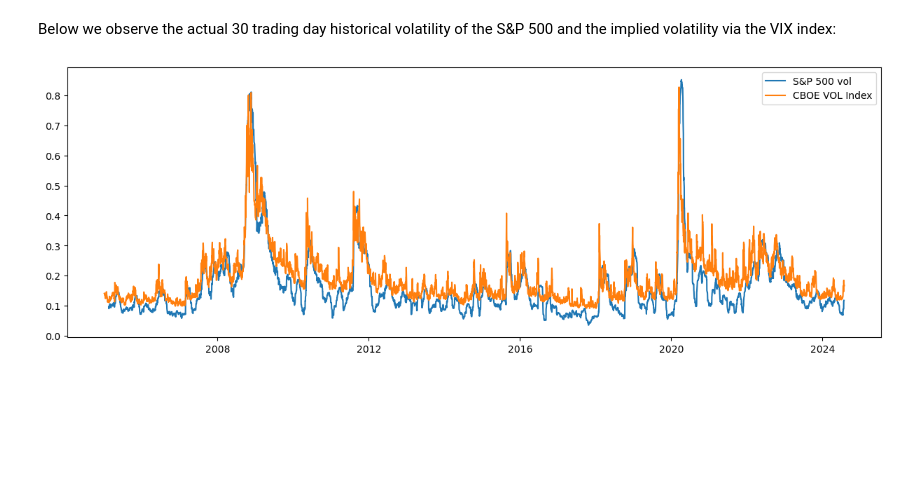
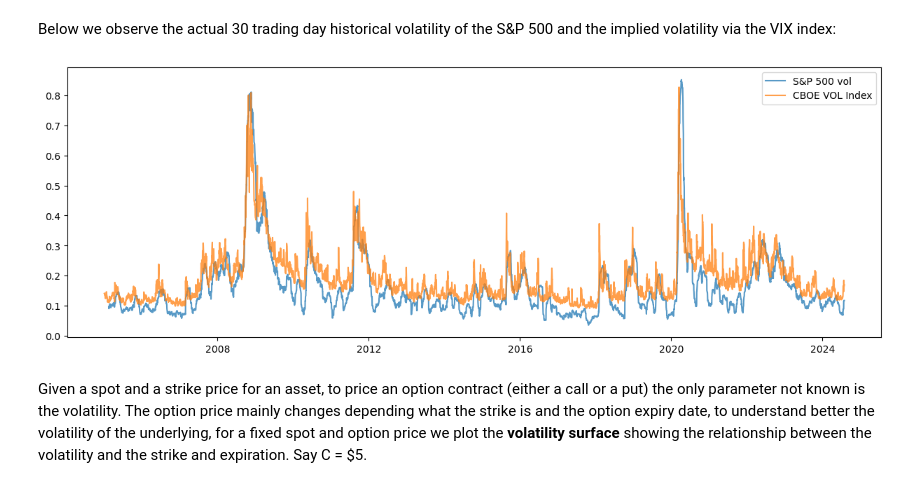
Before and after one commit to christianatanasov/algodisco, a Jupyter notebook: finance/volatility.ipynb, the cells around one changed output. Drawn from its saved outputs; the diff is of its cells as text; code cells hidden in the pictures; blank space fills up the shorter version.

```diff
--- a/finance/volatility.ipynb
+++ b/finance/volatility.ipynb
@@ -83,11 +87,11 @@ Below we observe the actual 30 trading day historical volatility of the S&P 500
 # %%
 sp500_30dvol = (1 + get_yf_ts('^GSPC', 'max', '1d')['2005':].pct_change()).rolling(30).std() * np.sqrt(251)
 cboe = (get_yf_ts('^VIX', 'max', '1d')/100)['2005':]
 
 plt.figure(figsize=(15,5))
-plt.plot(sp500_30dvol.index.to_timestamp(), sp500_30dvol['^GSPC'], label='S&P 500 vol')
-plt.plot(cboe.index.to_timestamp(), cboe['^VIX'], label='CBOE VOL Index')
+plt.plot(sp500_30dvol.index.to_timestamp(), sp500_30dvol['^GSPC'], label='S&P 500 vol', alpha=0.75)
+plt.plot(cboe.index.to_timestamp(), cboe['^VIX'], label='CBOE VOL Index', alpha=0.75)
 plt.legend()
 plt.show()
 # %% [output]
-[figure, old version]
+[figure, new version]
@@ -95,0 +98,2 @@ yf.Ticker('AAPL').option_chain()[0][['strike', 'impliedVolatility']].plot.scatte
+# %% [markdown]
+Given a spot and a strike price for an asset, to price an option contract (either a call or a put) the only parameter not known is the volatility. The option price mainly changes depending what the strike is and the option expiry date, to understand better the volatility of the underlying, for a fixed spot and option price we plot the <b> volatility surface </b> showing the relationship between the volatility and the strike and expiration. Say C = $5.
```
Also changed, not shown: parts of 6 cells of this notebook, 1 other file.
